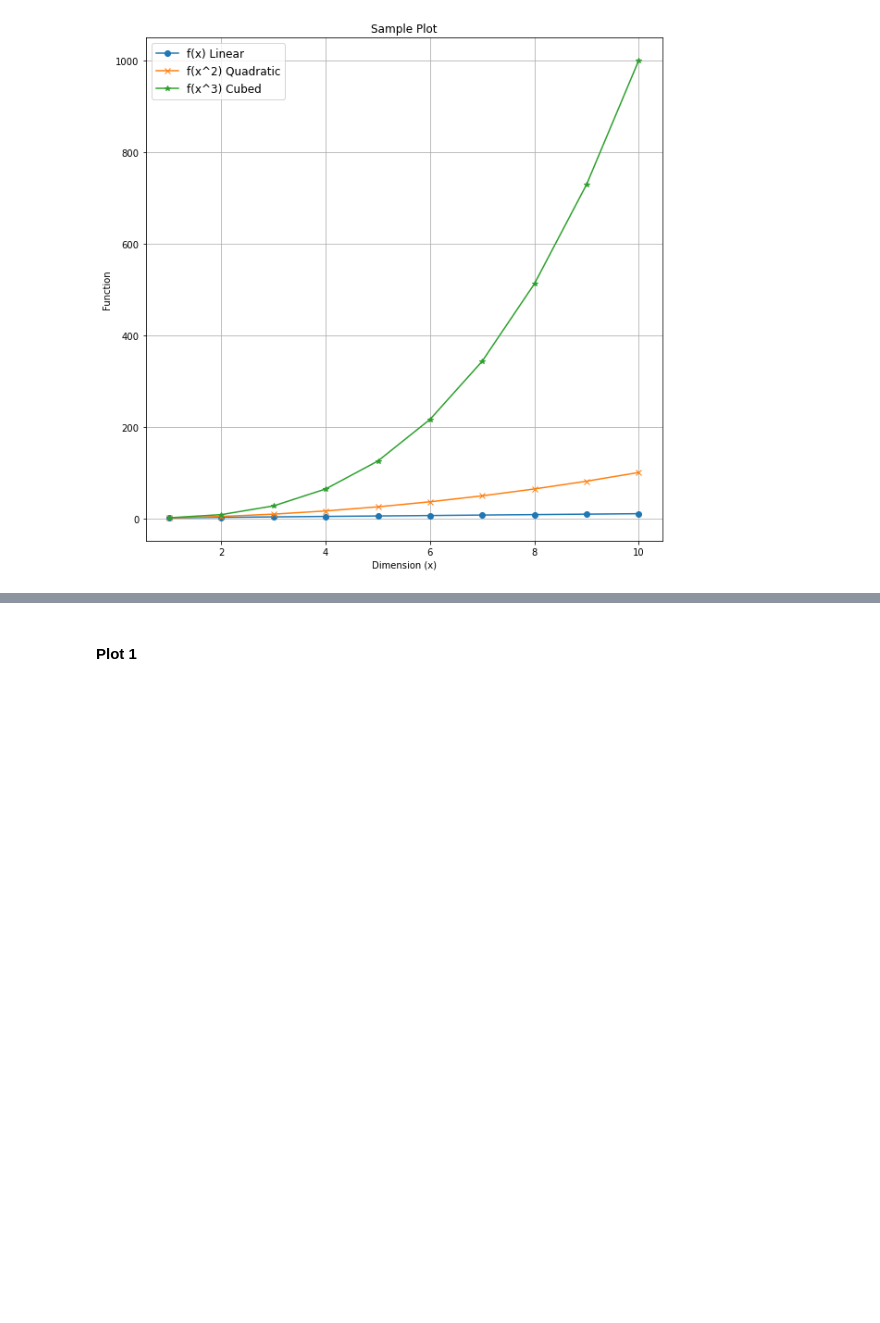
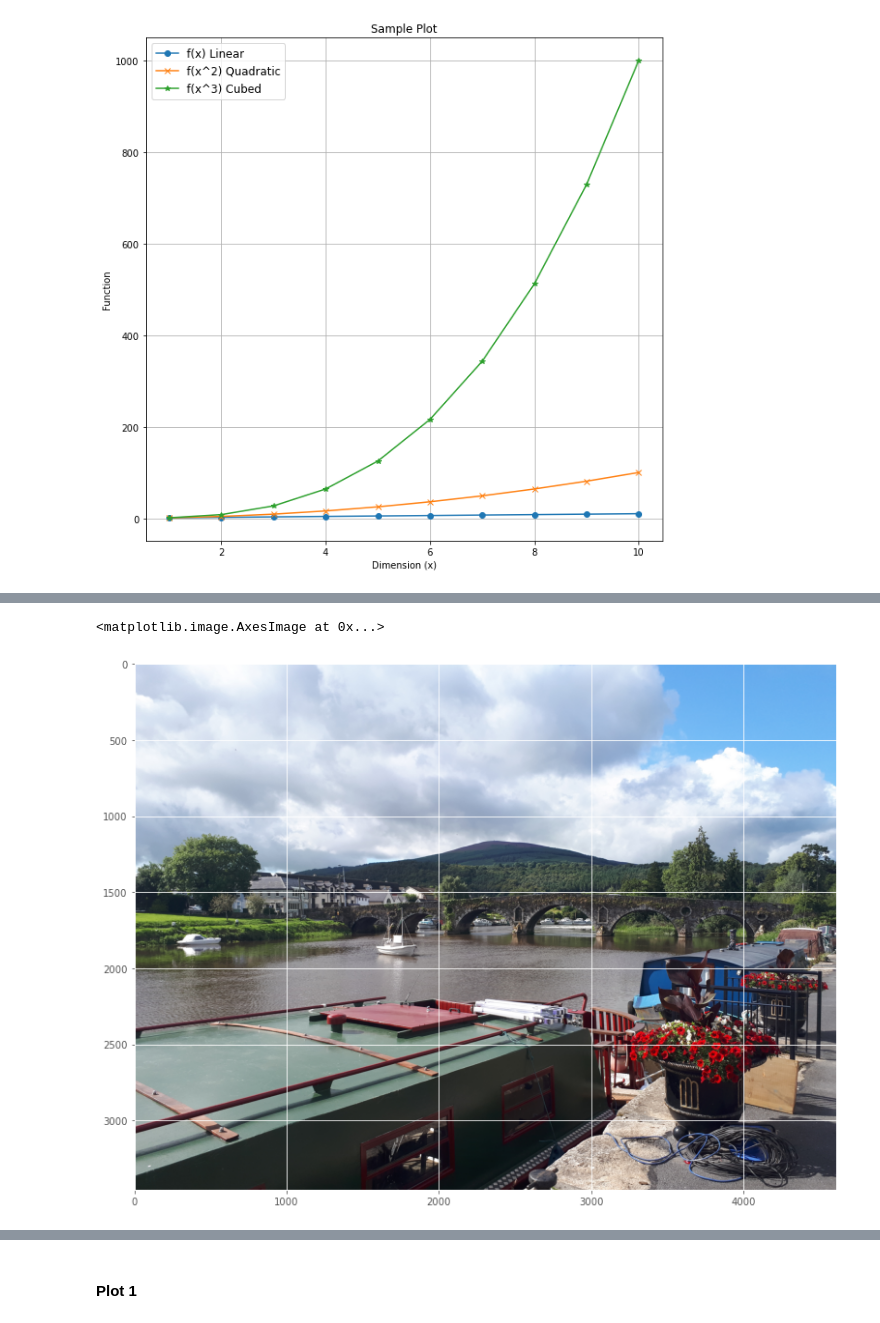
Before and after one commit to donneger/data_analysis_assessment, a Jupyter notebook: pyplot_assignment/pyplot.ipynb, the cells around one changed output, grey strips where cells are left out. Saved outputs shown, nothing was run; the diff lists cells and outputs as text; code cells hidden in the pictures; blank space fills up the shorter version.

Commit message:
1st sample plot added for section 2 uisng a photo.

```diff
--- a/pyplot_assignment/pyplot.ipynb
+++ b/pyplot_assignment/pyplot.ipynb
@@ -203,0 +223,4 @@ In this section I will be looking at 3 plots from the pyplot package and going t
+# %%
+# read in the photo image. Note the array output, each set of three integers represents a single pixel.
+img=mpimg.imread('phototest.jpg')
+img
@@ -203,0 +245,7 @@ In this section I will be looking at 3 plots from the pyplot package and going t
+# %%
+# Here we show(plot) the figure using imshow. Like any plot it can be resized.
+plt.figure(figsize=(15,10)) # set the figure size
+plt.imshow(img) #show the image
+# %% [output]
+<matplotlib.image.AxesImage at 0x...>
+[figure, added]
```
Also changed, not shown: parts of 19 cells of this notebook.
